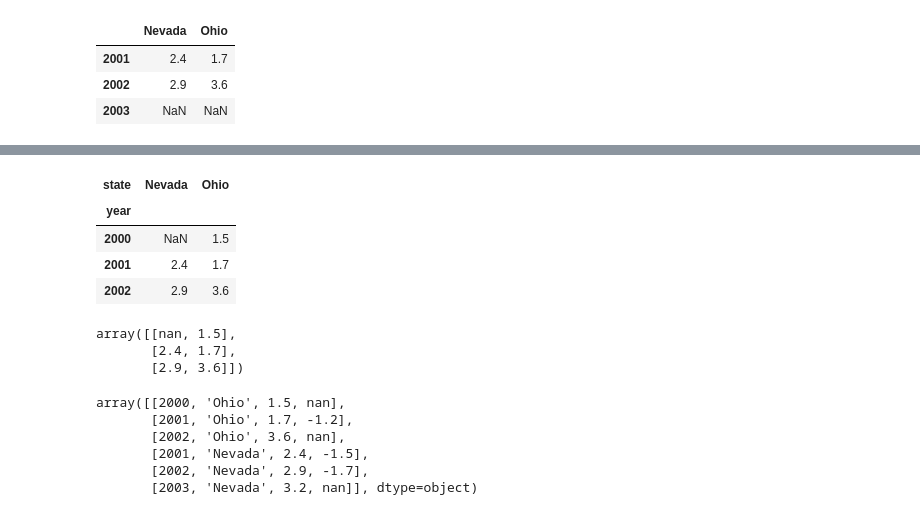
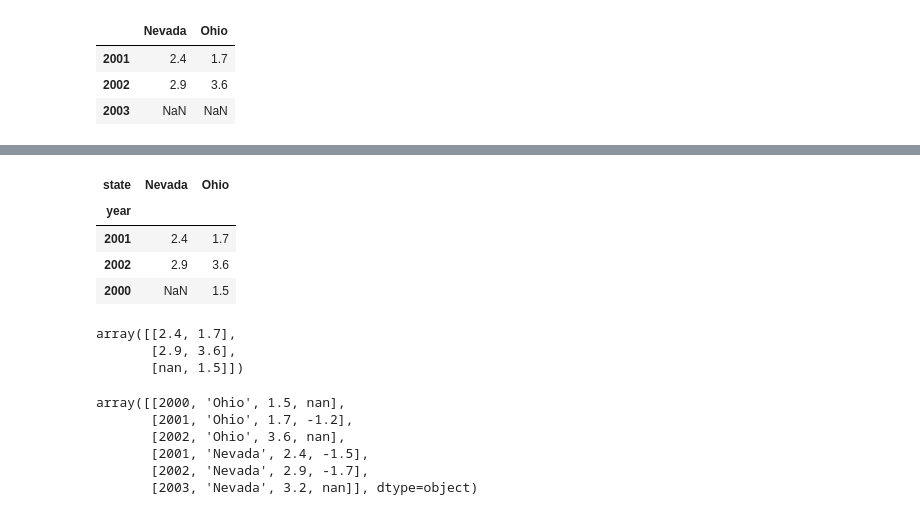
Before and after one commit to BoyuanLi-Steven/Python-For-Data-Analysis-2nd, a Jupyter notebook: Chapter 5. Getting started with pandas.ipynb, the cells around one changed output, grey strips where cells are left out. Drawn from its saved outputs; the diff is of its cells as text; code cells hidden in the pictures.

```diff
--- a/Chapter 5. Getting started with pandas.ipynb
+++ b/Chapter 5. Getting started with pandas.ipynb
@@ -353,18 +474,19 @@ pd.DataFrame(pdata)
 # %%
-frame3.index.name = 'year'; frame3.columns.name = 'state'
+frame3.index.name = 'year'
+frame3.columns.name = 'state'
 frame3
 # %% [output]
 | state | Nevada | Ohio |
 | year |  |  |
-| 2000 | NaN | 1.5 |
 | 2001 | 2.4 | 1.7 |
 | 2002 | 2.9 | 3.6 |
+| 2000 | NaN | 1.5 |
 # %%
 frame3.values
 # %% [output]
-array([[nan, 1.5],
-       [2.4, 1.7],
-       [2.9, 3.6]])
+array([[2.4, 1.7],
+       [2.9, 3.6],
+       [nan, 1.5]])
 # %%
 frame2.values
 # %% [output]
```
Also changed, not shown: parts of 101 cells of this notebook.
